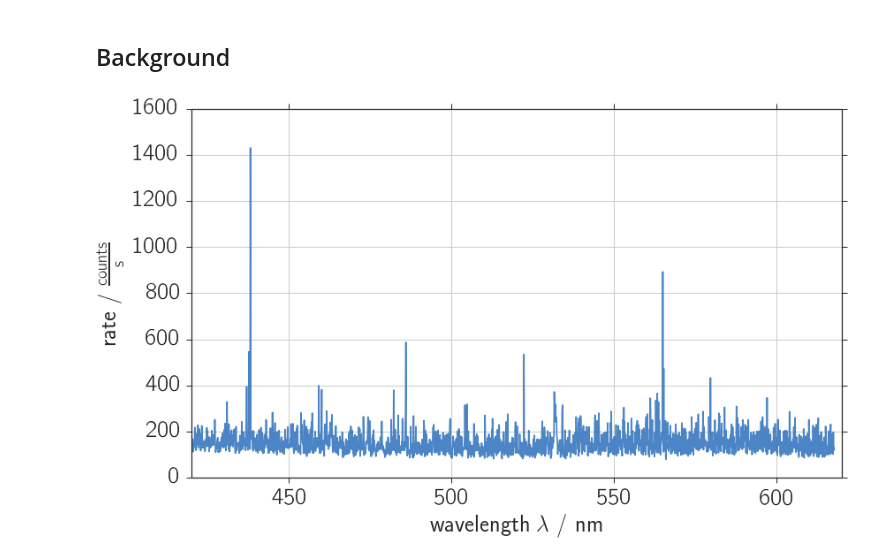
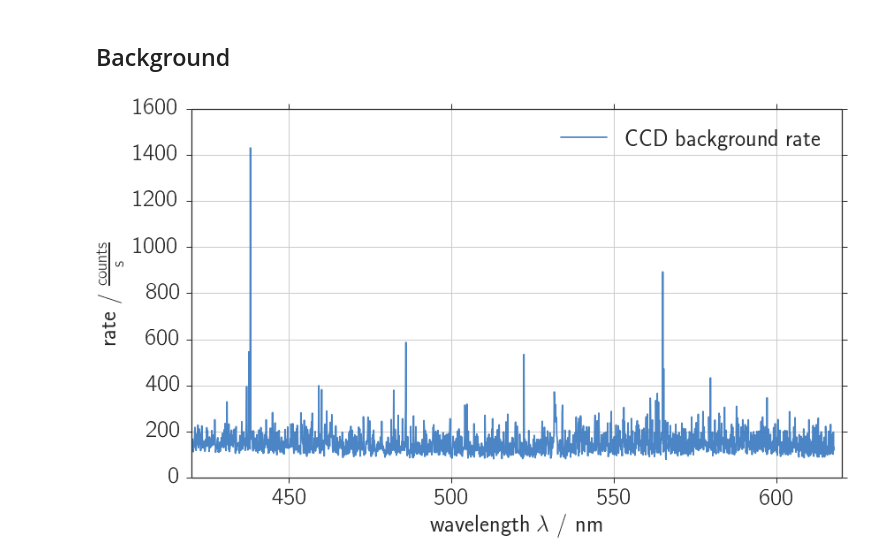
Before and after one commit to Bondzio/fp, a Jupyter notebook: raman/analysis/raman_ccd.ipynb, the cells around one changed output. Drawn from its saved outputs; the diff is of its cells as text; code cells hidden in the pictures.

```diff
--- a/raman/analysis/raman_ccd.ipynb
+++ b/raman/analysis/raman_ccd.ipynb
@@ -61,12 +100,13 @@ if not save_fig:
 fig_dir = "./figures/"
 npy_dir = "./npy/"
 
-xlim_global = (420, 620)
+color_names = ['windows blue', "pale red", "faded green", "amber",
+          'dark green', 'dark fuchsia', 'browny orange',
+          'puke green', 'dark royal blue', 'dusty purple', 'red orange']
+colors = sns.xkcd_palette(color_names)
 
-color_names = ['windows blue', "pale red", "faded green", "amber",
-          'dusty purple', 'dark green', 'browny orange',
-          'dark fuchsia', 'dark royal blue', 'bright cyan']
-colors = sns.xkcd_palette(color_names)
+xlim_global = (420, 620) # Full range
+xlim_global2 = (500, 590) # interesting range
 # %%
 def breit_wigner(x, x0, gamma, amplitude, offset):
     """
@@ -469,34 +552,31 @@ if save_fig:
 ## Background
 # %%
 #### Background ####
-filename = "ccd_bg_30_10"
-t, avg = t_avg(filename)
 
 # Data
-x = np.load("npy/"+filename+"_lamb.npy")
-y = np.load("npy/"+filename+"_count.npy")
-y_e = un.uarray(y, np.maximum(1, np.sqrt(y / avg)))
+filename = "ccd_bg_30_10"
+t, avg, x, y, y_e = get_ccd_data(filename)
 
 rate_bg = y / t
 rate_bg_e = y_e / t
 np.save(npy_dir + 'ccd_rate_bg', rate_bg)
 np.save(npy_dir + 'ccd_rate_bg_e', rate_bg_e)
 
 # Plotting
 fig, ax = plt.subplots(1,1)
 if not save_fig:
     fig.suptitle('CCD background')
-ax.plot(x, rate_bg, "-", alpha = 0.9, c=colors[0])
+ax.plot(x, rate_bg, "-", alpha = 0.9, c=colors[0], label='CCD background rate')
 ax.set_xlim(xlim_global)
 ax.set_xlabel('wavelength $\lambda$ / nm')
 ax.set_ylabel('rate / $\mathrm{\\frac{counts}{s}}$')
 ax.grid(True)
-#ax.legend(loc='best')
+ax.legend(loc='best')
 if show_fig:
     fig.show()
 if save_fig:
     file_name = "ccd_background"
     fig.savefig(fig_dir + file_name + ".pdf")
     fig.savefig(fig_dir + file_name + ".png")
 # %% [output]
-[figure, old version]
+[figure, new version]
```
Also changed, not shown: parts of 27 cells of this notebook, 36 other files.
